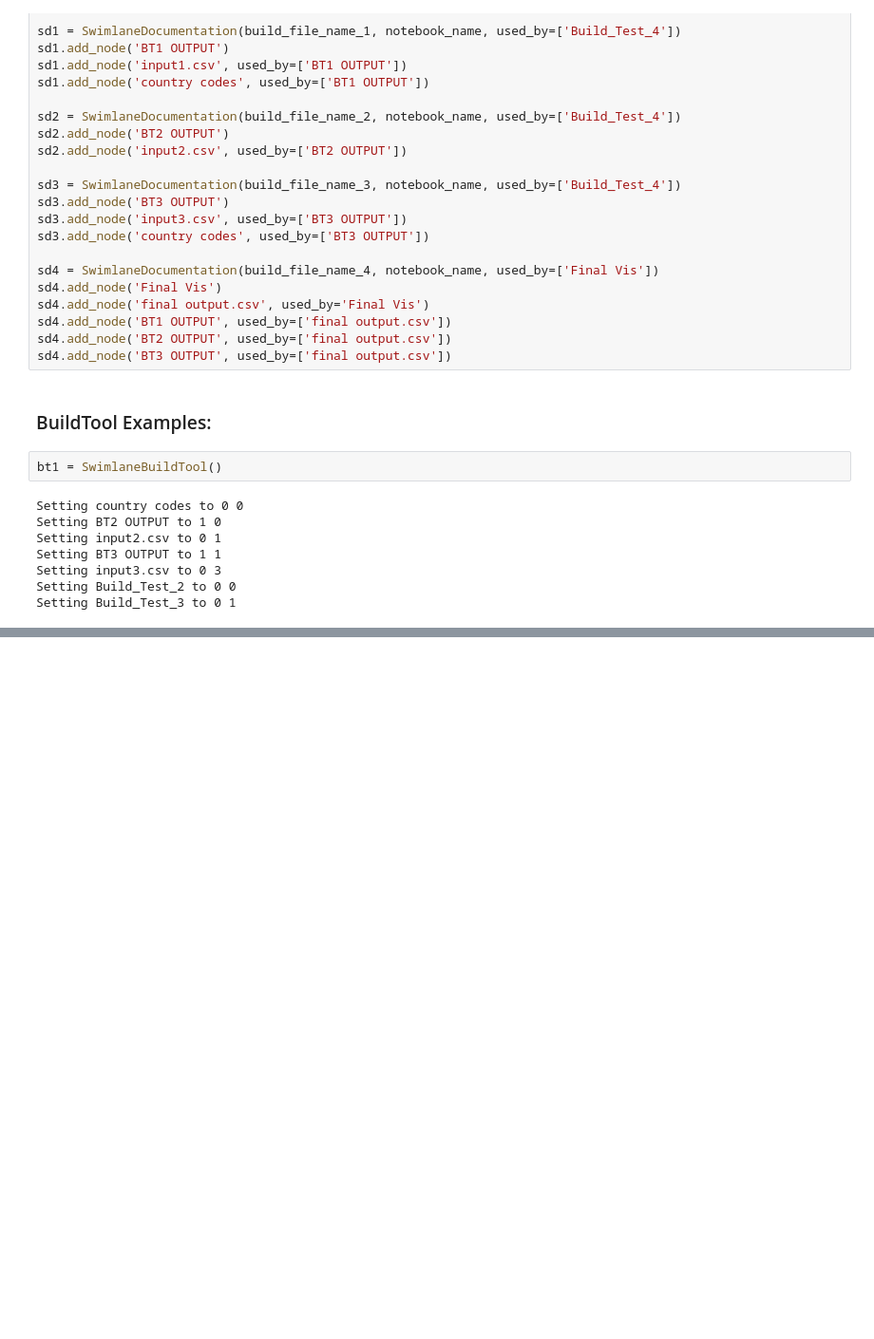
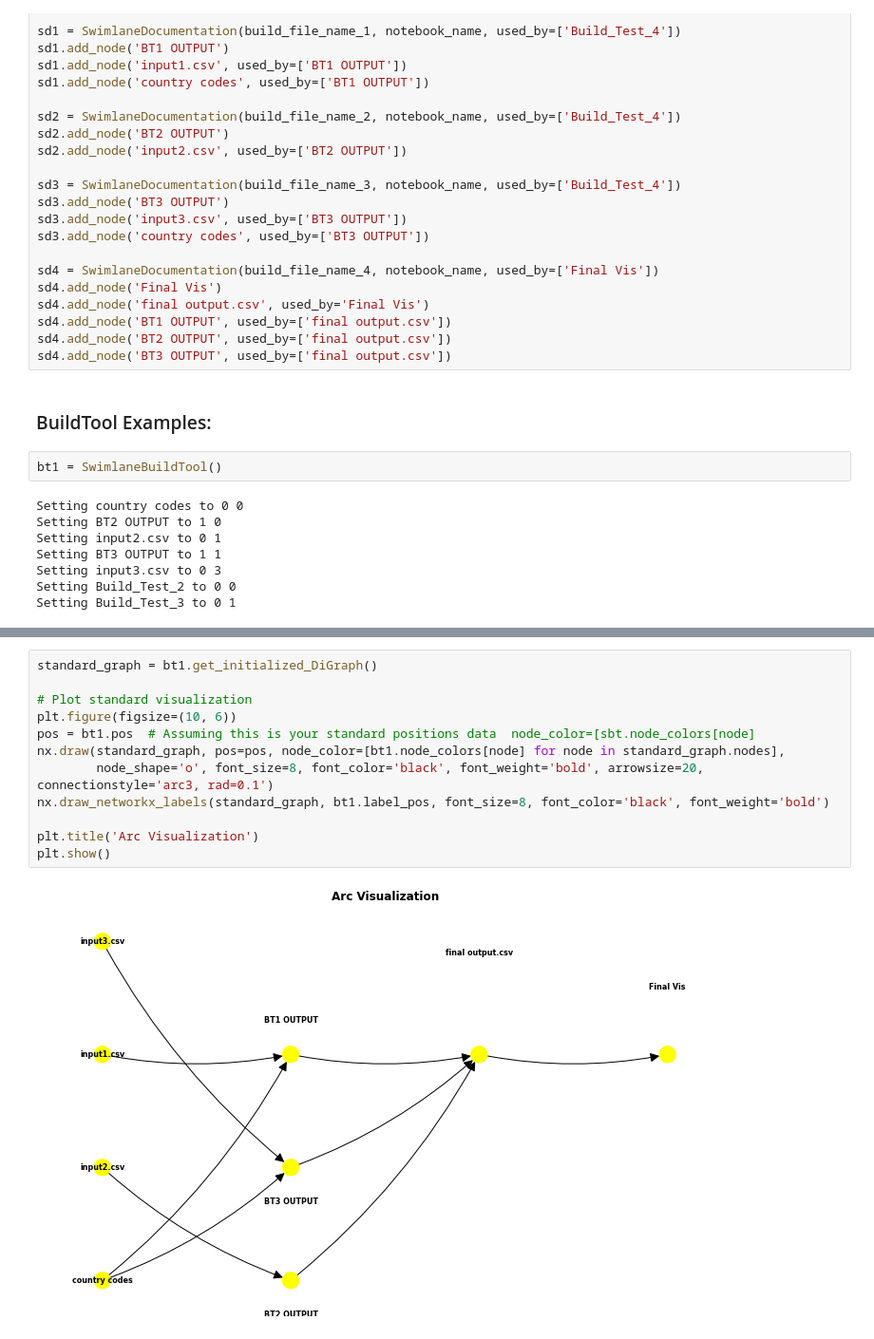
Before and after one commit to BorgPhysics/python_libraries, a Jupyter notebook: swimlane/Swimlane Tools Examples.ipynb, the cells around one changed output, grey strips where cells are left out. Shown at 95% size. Drawn from its saved outputs; the diff is of its cells as text; blank space fills up the shorter version.

```diff
--- a/swimlane/Swimlane Tools Examples.ipynb
+++ b/swimlane/Swimlane Tools Examples.ipynb
@@ -54,6 +55,20 @@ plt.title('Standard Visualization')
 plt.show()
 # %% [output]
 [figure]
+# %%
+standard_graph = bt1.get_initialized_DiGraph()
+
+# Plot standard visualization
+plt.figure(figsize=(10, 6))
+pos = bt1.pos  # Assuming this is your standard positions data  node_color=[sbt.node_colors[node]
+nx.draw(standard_graph, pos=pos, node_color=[bt1.node_colors[node] for node in standard_graph.nodes],
+        node_shape='o', font_size=8, font_color='black', font_weight='bold', arrowsize=20, connectionstyle='arc3, rad=0.1')
+nx.draw_networkx_labels(standard_graph, bt1.label_pos, font_size=8, font_color='black', font_weight='bold')
+
+plt.title('Arc Visualization')
+plt.show()
+# %% [output]
+[figure, added]
 # %%
 notebook_graph = bt1.get_initialized_notebook_DiGraph()
 
```
Also changed, not shown: parts of 2 cells of this notebook, 1 other file.
